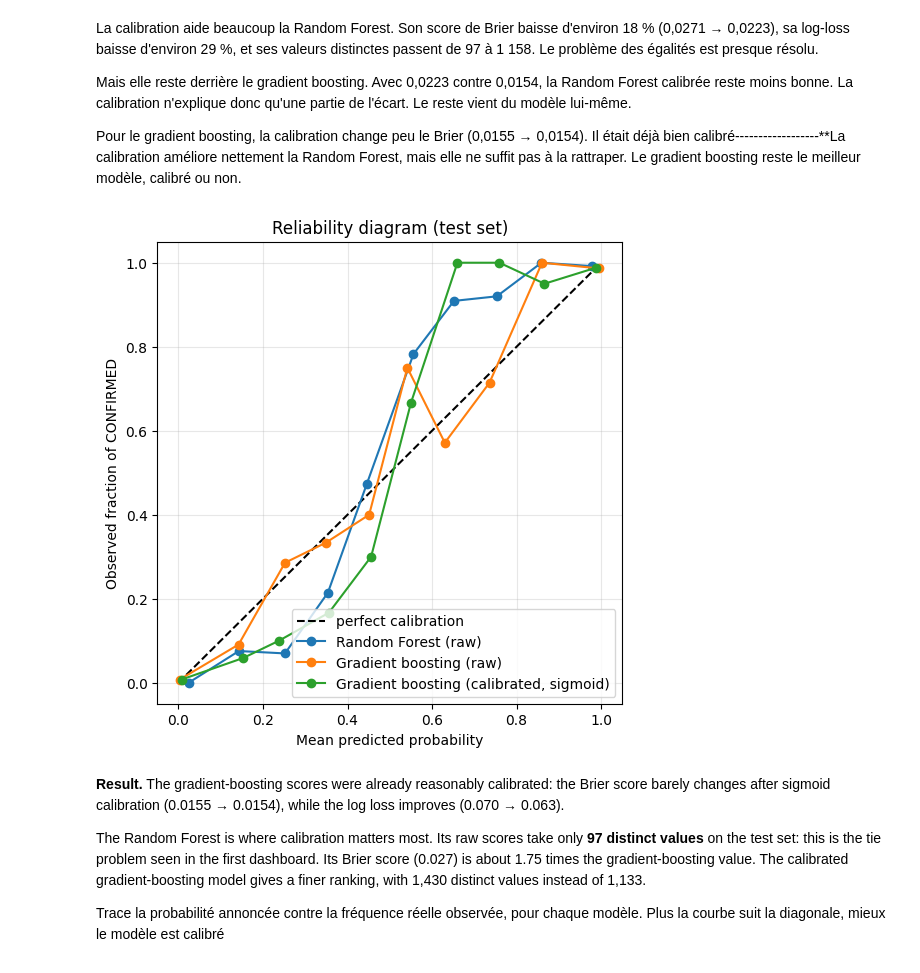
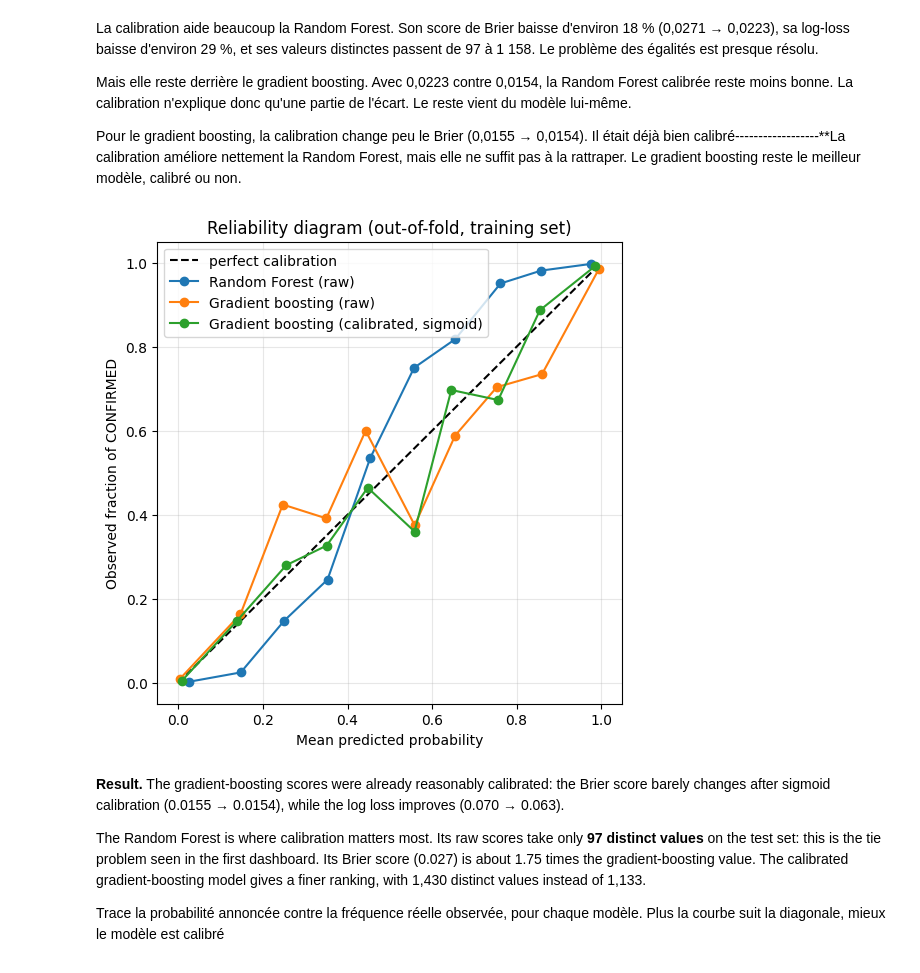
Before and after one commit to Farah-Baaziz/kepler-exoplanet-classification, a Jupyter notebook: notebooks/kepler_complete_project.ipynb, the cells around one changed output. Saved outputs shown, nothing was run; the diff lists cells and outputs as text; code cells hidden in the pictures.

```diff
--- a/notebooks/kepler_complete_project.ipynb
+++ b/notebooks/kepler_complete_project.ipynb
@@ -530,20 +504,28 @@ comparaison des probabilités. Compare trois sorties : la Random Forest brute, l
 # %% [markdown]
 **Check: calibrating the Random Forest.** The model selected for the final pipeline is the gradient boosting. This cell calibrates the Random Forest only to measure how much of its gap comes from calibration itself. It does not change any choice made above, and the test set is used only for this comparison.
 # %%
-# Calibrate the Random Forest to measure the effect of calibration.
-# Explanation only: the selected model (gradient boosting) is NOT changed.
-rf_calibrated = CalibratedClassifierCV(
-    estimator=clone(rf_model),
-    method=best_method,          # same method as the selected model (sigmoid)
-    cv=5,
-)
-rf_calibrated.fit(X_train, y_train)
-p_rf_cal = rf_calibrated.predict_proba(X_test)[:, 1]
+# Comparaison des probabilités sur l'entraînement uniquement (prédictions out-of-fold).
+# Le jeu de test n'est pas utilisé ici : il est réservé à la partie E.
+
+def get_oof(estimator):
+    return cross_val_predict(estimator, X_train, y_train, cv=CV, method="predict_proba", n_jobs=1)[:, 1]
+
+def prob_summary_oof(name, proba):
+    return {
+        "model": name,
+        "Brier (lower = better)": round(brier_score_loss(y_train, proba), 4),
+        "log loss (lower = better)": round(log_loss(y_train, np.clip(proba, 1e-6, 1 - 1e-6)), 4),
+        "distinct probability values": int(len(np.unique(np.round(proba, 6)))),
+    }
+
+p_rf_oof = get_oof(make_model(RandomForestClassifier(random_state=RANDOM_STATE)))
+p_sel_oof = get_oof(clone(selected_base))
+p_cal_oof = get_oof(CalibratedClassifierCV(estimator=clone(selected_base), method=best_method, cv=5))
 
 pd.DataFrame([
-    prob_summary("Random Forest (raw)", p_rf),
-    prob_summary(f"Random Forest (calibrated: {best_method})", p_rf_cal),
-    prob_summary(f"{selected_name} (calibrated: {best_method})", p_cal),
+    prob_summary_oof("Random Forest (raw)", p_rf_oof),
+    prob_summary_oof(f"{selected_name} (raw)", p_sel_oof),
+    prob_summary_oof(f"{selected_name} (calibrated: {best_method})", p_cal_oof),
 ])
 # %% [output]
 |  | model | Brier (lower = better) | log loss (lower = better) | distinct probability values |
@@ -559,19 +541,19 @@ Pour le gradient boosting, la calibration change peu le Brier (0,0155 → 0,0154
 # %%
 fig, ax = plt.subplots(figsize=(6, 6))
 ax.plot([0, 1], [0, 1], "k--", label="perfect calibration")
-for name, p in [("Random Forest (raw)", p_rf),
-                ("Gradient boosting (raw)", p_sel),
-                (f"Gradient boosting (calibrated, {best_method})", p_cal)]:
-    frac_pos, mean_pred = calibration_curve(y_test, p, n_bins=10, strategy="uniform")
+for name, p in [("Random Forest (raw)", p_rf_oof),
+                ("Gradient boosting (raw)", p_sel_oof),
+                (f"Gradient boosting (calibrated, {best_method})", p_cal_oof)]:
+    frac_pos, mean_pred = calibration_curve(y_train, p, n_bins=10, strategy="uniform")
     ax.plot(mean_pred, frac_pos, marker="o", label=name)
 ax.set_xlabel("Mean predicted probability")
 ax.set_ylabel("Observed fraction of CONFIRMED")
-ax.set_title("Reliability diagram (test set)")
+ax.set_title("Reliability diagram (out-of-fold, training set)")
 ax.legend()
 ax.grid(alpha=0.3)
 plt.show()
 # %% [output]
-[figure, old version]
+[figure, new version]
 # %% [markdown]
 **Result.** The gradient-boosting scores were already reasonably calibrated: the Brier score barely changes after sigmoid calibration (0.0155 → 0.0154), while the log loss improves (0.070 → 0.063).
 
```
Also changed, not shown: parts of 7 cells of this notebook.
